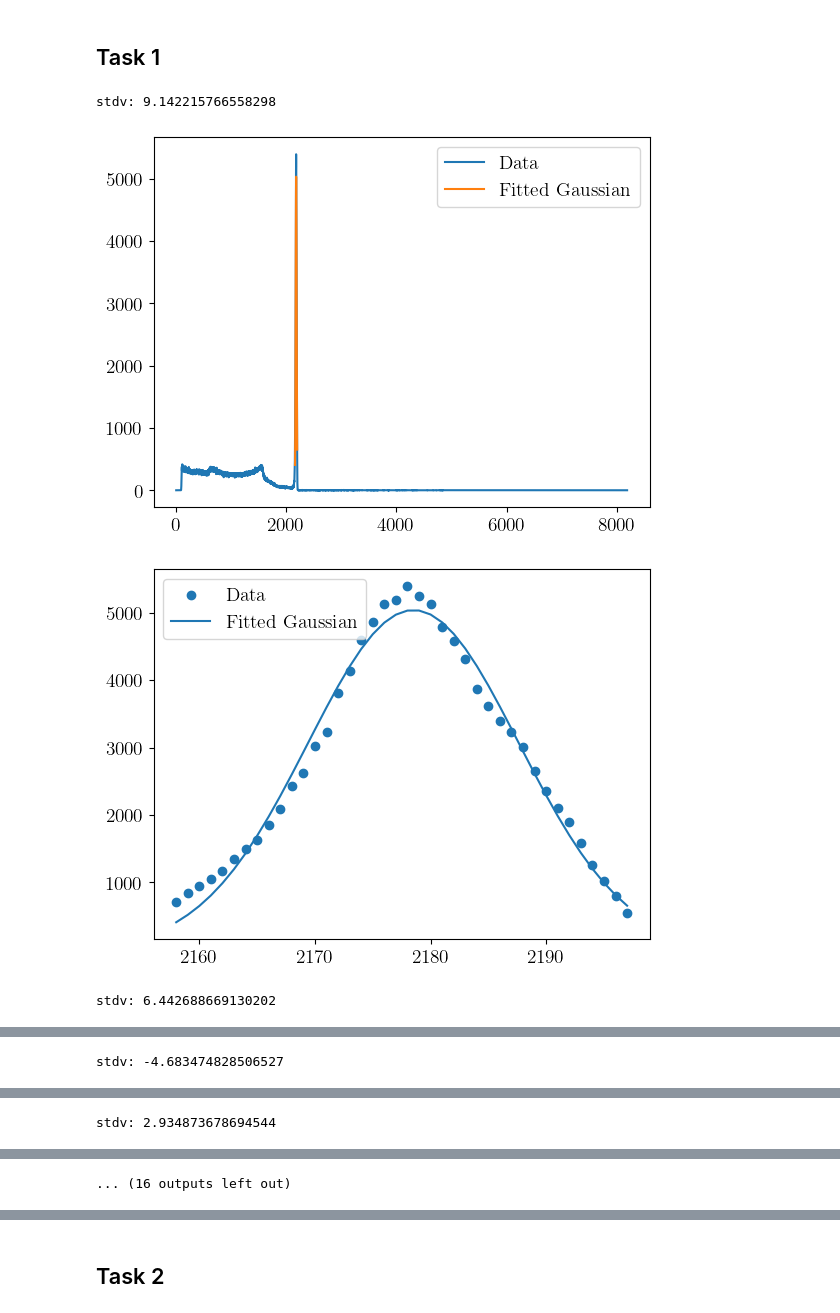
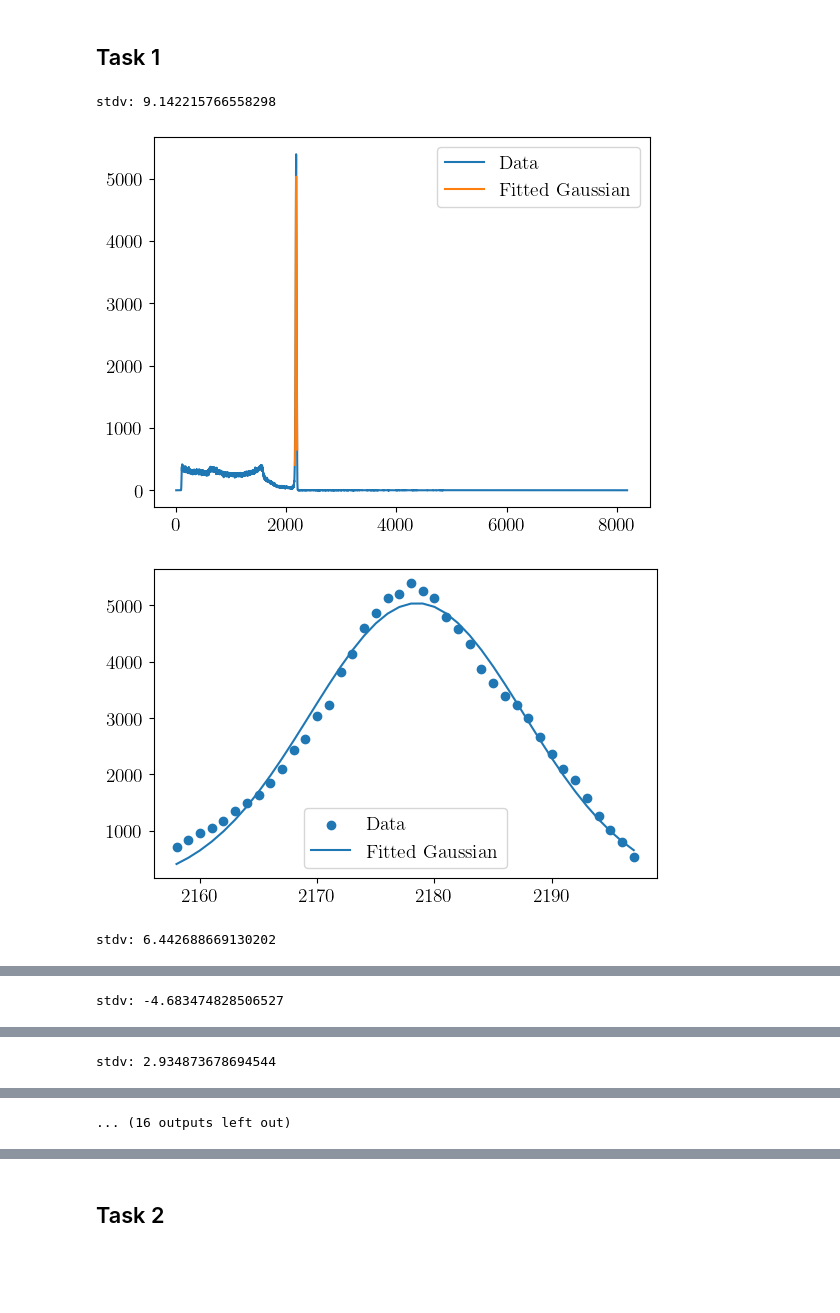
Before and after one commit to jamalghaith/advancedlabs, a Jupyter notebook: Gamma Spectroscopy/Analysis.ipynb, the cells around one changed output, grey strips where cells are left out. Drawn from its saved outputs; the diff is of its cells as text; code cells hidden in the pictures; blank space fills up the shorter version.

```diff
--- a/Gamma Spectroscopy/Analysis.ipynb
+++ b/Gamma Spectroscopy/Analysis.ipynb
@@ -70,34 +70,34 @@ for i in range(1, 10):
     window_indices = indices[peaks[0] - window:peaks[0] + window]
 
     # Fit the gaussian
     popt, _ = curve_fit(gaussian, window_indices, window_data, p0=[2000, peaks[0], 10])
 
     # Calculate the FWHM and append it to the list
     print('stdv:', popt[2])
     FWHM = 2 * np.sqrt(2 * np.log(2)) * np.abs(popt[2])
     FWHM_values.append(FWHM)
 
     # Plot the data and the fitted Gaussian
     plt.figure()
     plt.plot(indices, data, label='Data')
     plt.plot(window_indices, gaussian(window_indices, *popt), label='Fitted Gaussian')
     plt.legend()
     plt.show()
 
     # Plot the data and the fitted Gaussian
-    plt.figure()
+    plt.figure(figsize=set_size(469))
     plt.scatter(window_indices, window_data, label='Data')
     plt.plot(window_indices, gaussian(window_indices, *popt), label='Fitted Gaussian')
     plt.legend()
     plt.show()
 
 # Convert the list to a numpy array
 FWHM_values = np.array(FWHM_values)
 
 print('FWHM values:', FWHM_values)
 # %% [output]
 stdv: 9.142215766558298
 [figure]
-[figure, old version]
+[figure, new version]
 stdv: 6.442688669130202
 [figure]
```
Also changed, not shown: parts of 8 cells of this notebook, 32 other files.
